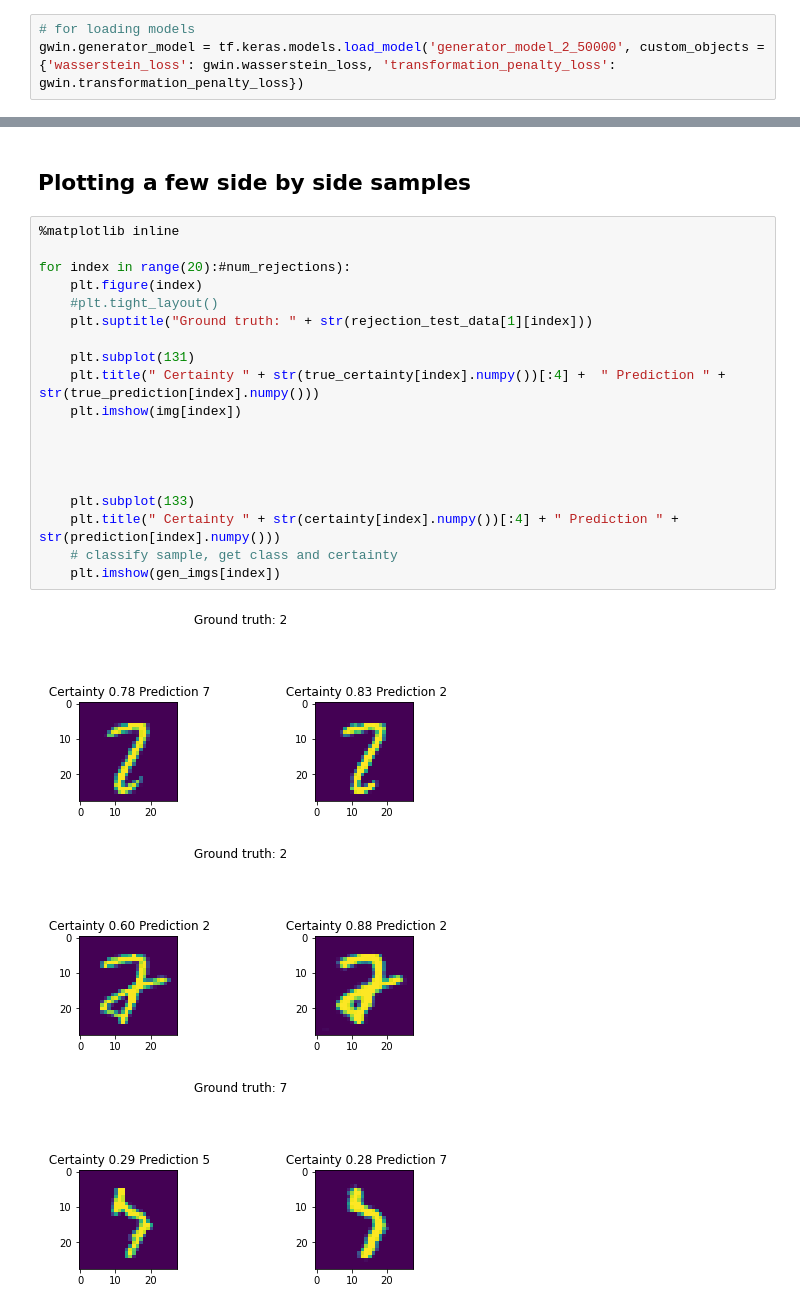
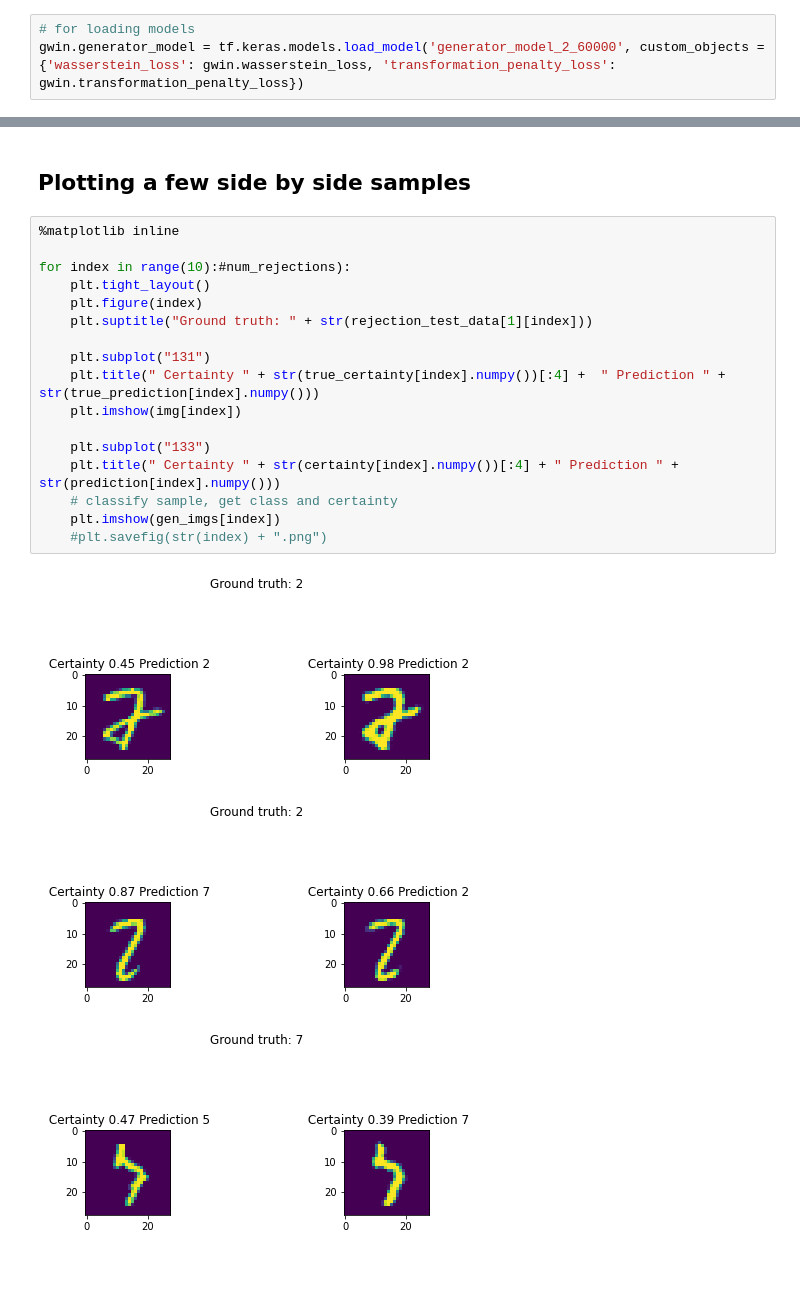
Before and after one commit to k--chow/Generative-Well-intentioned-Networks, a Jupyter notebook: GWIN.ipynb, the cells around one changed output, grey strips where cells are left out. Saved outputs shown, nothing was run; the diff lists cells and outputs as text; blank space fills up the shorter version.

```diff
--- a/GWIN.ipynb
+++ b/GWIN.ipynb
@@ -786,7 +786,7 @@ INFO:tensorflow:Assets written to: generator_model_2_0/assets
 10 [D loss: -109.988403] [G loss: 58.849911  4.710323]
 # %%
 # for loading models
-gwin.generator_model = tf.keras.models.load_model('generator_model_2_50000', custom_objects = {'wasserstein_loss': gwin.wasserstein_loss, 'transformation_penalty_loss': gwin.transformation_penalty_loss})
+gwin.generator_model = tf.keras.models.load_model('generator_model_2_60000', custom_objects = {'wasserstein_loss': gwin.wasserstein_loss, 'transformation_penalty_loss': gwin.transformation_penalty_loss})
 # %%
 gwin.critic_model = tf.keras.models.load_model('critic_model_200000_1', custom_objects = {'wasserstein_loss': gwin.wasserstein_loss, 'gradient_penalty': gwin.partial_gp_loss})
 # %%
@@ -886,23 +866,21 @@ true_certainty[:30]
 # %%
 %matplotlib inline
 
-for index in range(20):#num_rejections):
+for index in range(10):#num_rejections):
+    plt.tight_layout()
     plt.figure(index)
-    #plt.tight_layout()
     plt.suptitle("Ground truth: " + str(rejection_test_data[1][index]))
 
-    plt.subplot(131)
+    plt.subplot("131")
     plt.title(" Certainty " + str(true_certainty[index].numpy())[:4] +  " Prediction " + str(true_prediction[index].numpy()))
     plt.imshow(img[index])
 
-
-
-
-    plt.subplot(133)
+    plt.subplot("133")
     plt.title(" Certainty " + str(certainty[index].numpy())[:4] + " Prediction " + str(prediction[index].numpy()))
     # classify sample, get class and certainty
     plt.imshow(gen_imgs[index])
+    #plt.savefig(str(index) + ".png")
 # %% [output]
-[figure, old version]
+[figure, new version]
-[figure, old version]
+[figure, new version]
-[figure, old version]
+[figure, new version]
```
Also changed, not shown: parts of 3 cells of this notebook, 1 other file.
